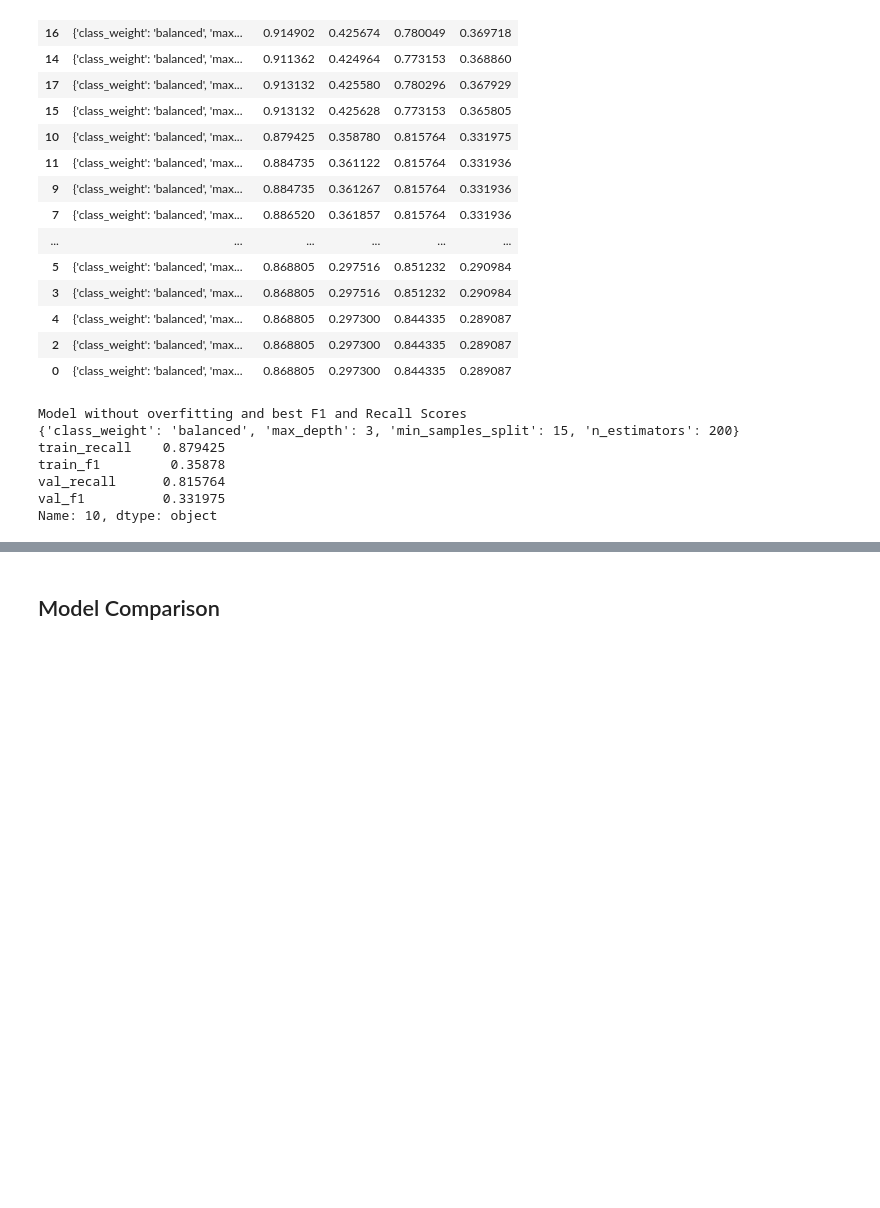
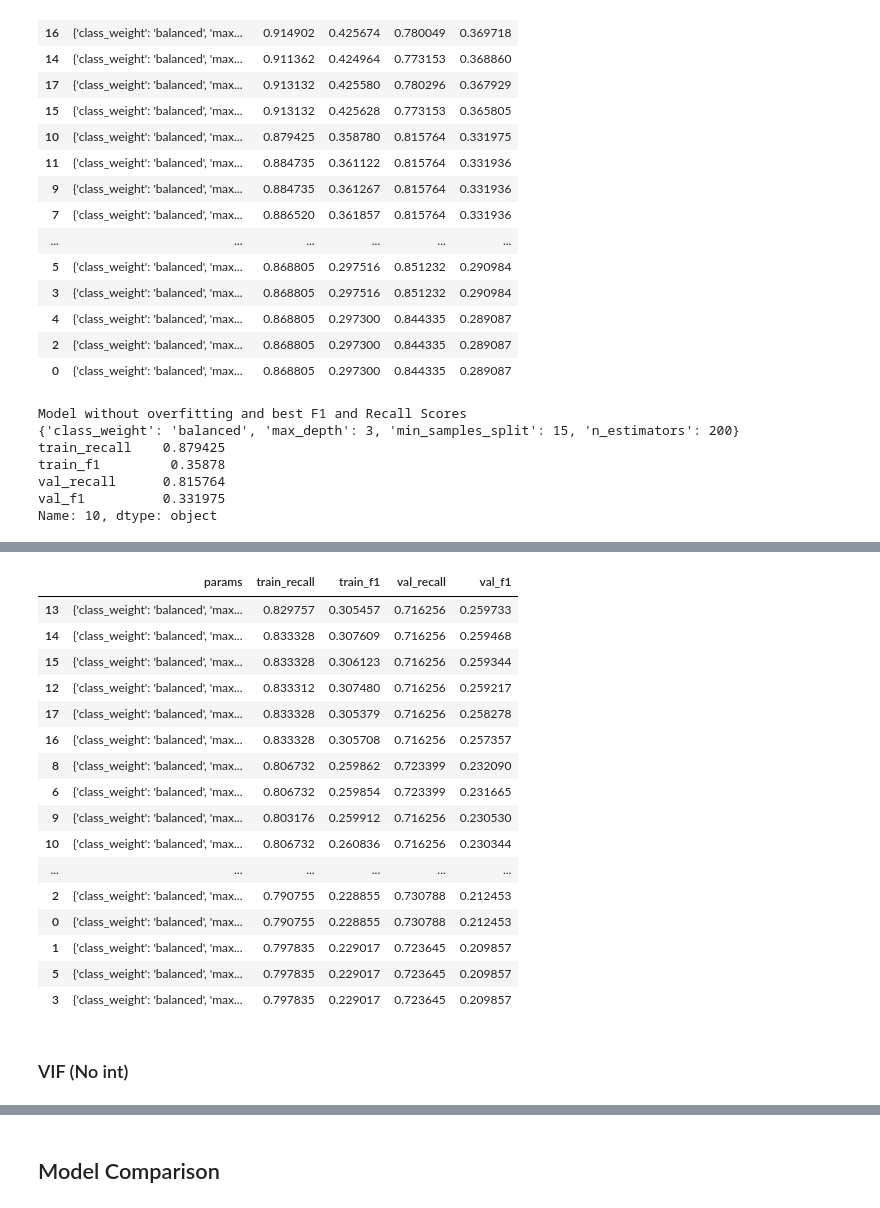
Before and after one commit to camilouribeg/DS4I-Project, a Jupyter notebook: notebooks/modeling_results.ipynb, the cells around one changed output, grey strips where cells are left out. Saved outputs shown, nothing was run; the diff lists cells and outputs as text; code cells hidden in the pictures; blank space fills up the shorter version.

```diff
--- a/notebooks/modeling_results.ipynb
+++ b/notebooks/modeling_results.ipynb
@@ -661,0 +672,13 @@ Name: 10, dtype: object
+# %%
+grid_search_rf_pca = GridSearchCV(
+    estimator=rf_model_scaled,
+    param_grid=param_grid_rf,
+    scoring=scoring,
+    refit='f1',
+    cv=5,
+    n_jobs=-1,
+    verbose=1,
+    return_train_score=True
+)
+
+grid_search_rf_pca.fit(X_train_pca, y_train_pca)
@@ -661,0 +698,24 @@ Name: 10, dtype: object
+# %%
+results_df_rf_pca = get_detailed_results(grid_search_rf_pca)
+results_df_rf_pca.to_csv('../data/results/results_df_rf_pca.csv')
+results_df_rf_pca
+# %% [output]
+|  | params | train_recall | train_f1 | val_recall | val_f1 |
+| 13 | {'class_weight': 'balanced', 'max... | 0.829757 | 0.305457 | 0.716256 | 0.259733 |
+| 14 | {'class_weight': 'balanced', 'max... | 0.833328 | 0.307609 | 0.716256 | 0.259468 |
+| 15 | {'class_weight': 'balanced', 'max... | 0.833328 | 0.306123 | 0.716256 | 0.259344 |
+| 12 | {'class_weight': 'balanced', 'max... | 0.833312 | 0.307480 | 0.716256 | 0.259217 |
+| 17 | {'class_weight': 'balanced', 'max... | 0.833328 | 0.305379 | 0.716256 | 0.258278 |
+| 16 | {'class_weight': 'balanced', 'max... | 0.833328 | 0.305708 | 0.716256 | 0.257357 |
+| 8 | {'class_weight': 'balanced', 'max... | 0.806732 | 0.259862 | 0.723399 | 0.232090 |
+| 6 | {'class_weight': 'balanced', 'max... | 0.806732 | 0.259854 | 0.723399 | 0.231665 |
+| 9 | {'class_weight': 'balanced', 'max... | 0.803176 | 0.259912 | 0.716256 | 0.230530 |
+| 10 | {'class_weight': 'balanced', 'max... | 0.806732 | 0.260836 | 0.716256 | 0.230344 |
+| ... | ... | ... | ... | ... | ... |
+| 2 | {'class_weight': 'balanced', 'max... | 0.790755 | 0.228855 | 0.730788 | 0.212453 |
+| 0 | {'class_weight': 'balanced', 'max... | 0.790755 | 0.228855 | 0.730788 | 0.212453 |
+| 1 | {'class_weight': 'balanced', 'max... | 0.797835 | 0.229017 | 0.723645 | 0.209857 |
+| 5 | {'class_weight': 'balanced', 'max... | 0.797835 | 0.229017 | 0.723645 | 0.209857 |
+| 3 | {'class_weight': 'balanced', 'max... | 0.797835 | 0.229017 | 0.723645 | 0.209857 |
+# %% [markdown]
+### VIF (No int)
```
Also changed, not shown: parts of 9 cells of this notebook, 1 other file.
